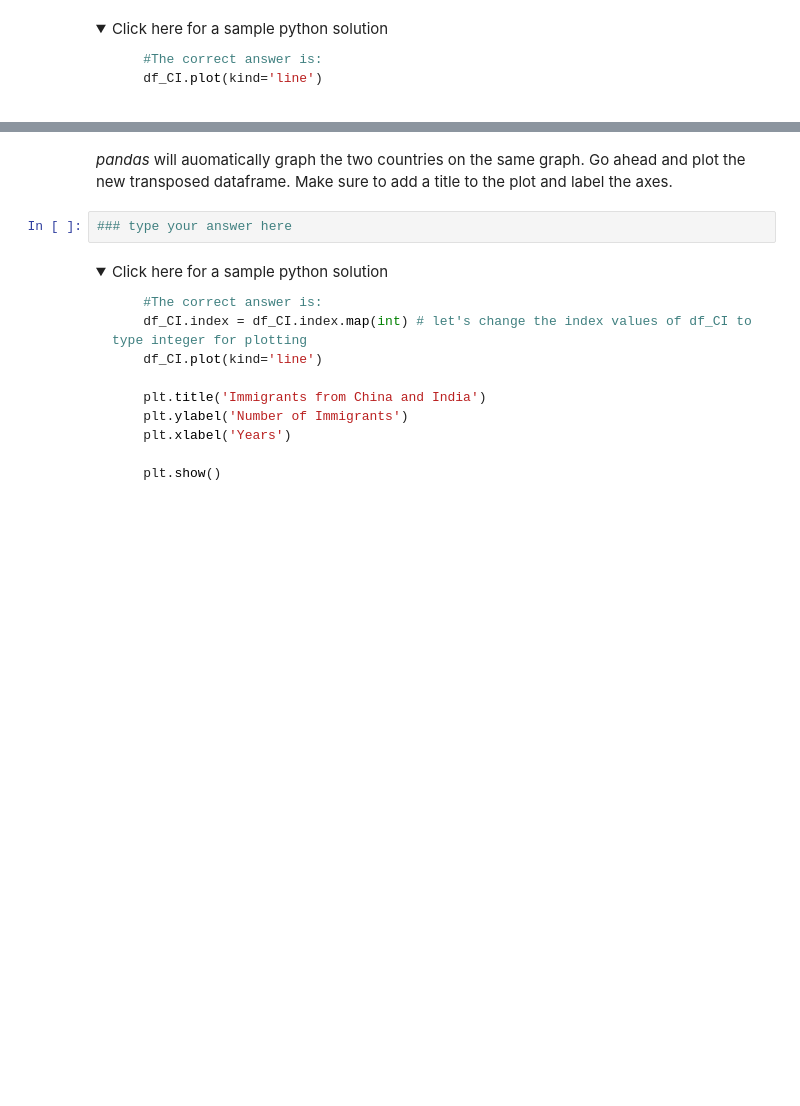
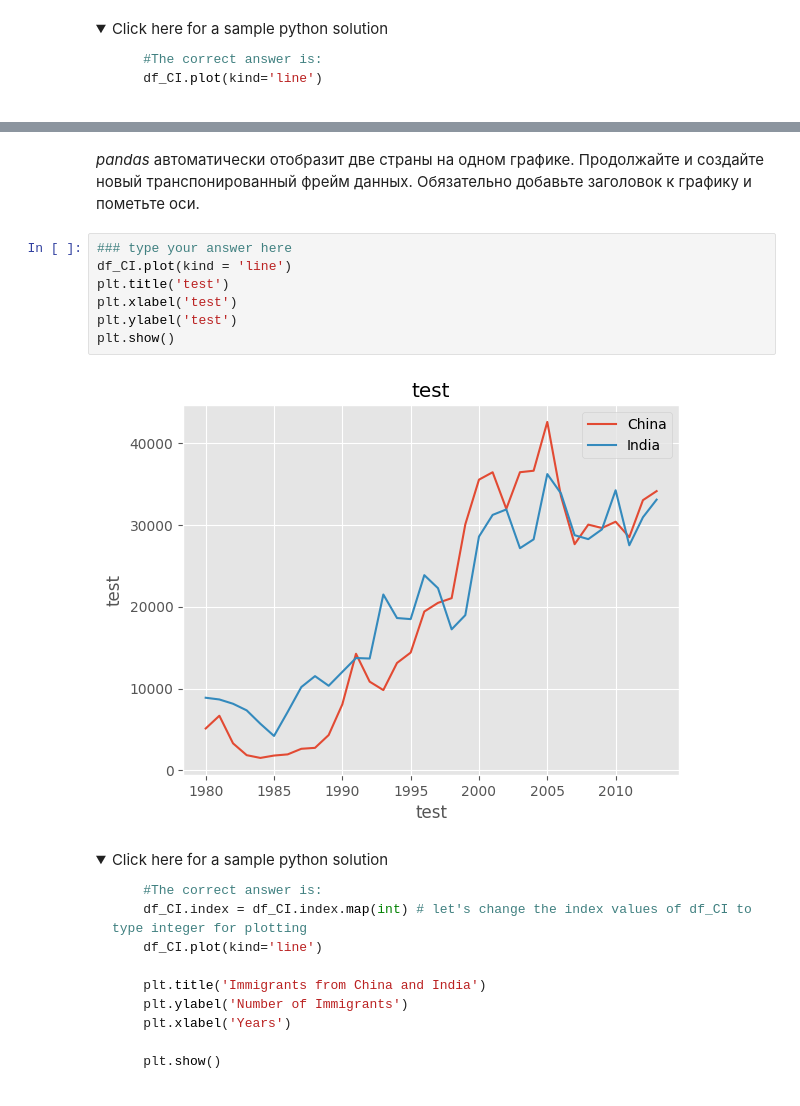
Before and after one commit to Vitalyastiy/courses, a Jupyter notebook: IBM/DV0101EN-Exercise-Introduction-to-Matplotlib-and-Line-Plots.ipynb, the cells around one changed output, grey strips where cells are left out. Drawn from its saved outputs; the diff is of its cells as text; folded sections open; blank space fills up the shorter version.

```diff
--- a/IBM/DV0101EN-Exercise-Introduction-to-Matplotlib-and-Line-Plots.ipynb
+++ b/IBM/DV0101EN-Exercise-Introduction-to-Matplotlib-and-Line-Plots.ipynb
@@ -562,7 +755,14 @@ df_CI.head()
-# %% [markdown]
-*pandas* will auomatically graph the two countries on the same graph. Go ahead and plot the new transposed dataframe. Make sure to add a title to the plot and label the axes.
-# %%
-### type your answer here
+# %% [markdown]
+*pandas* автоматически отобразит две страны на одном графике. Продолжайте и создайте новый транспонированный фрейм данных. Обязательно добавьте заголовок к графику и пометьте оси.
+# %%
+### type your answer here
+df_CI.plot(kind = 'line')
+plt.title('test')
+plt.xlabel('test')
+plt.ylabel('test')
+plt.show()
+# %% [output]
+[figure, added]
 # %% [markdown]
 <details><summary>Click here for a sample python solution</summary>
 
```
Also changed, not shown: parts of 57 cells of this notebook.
